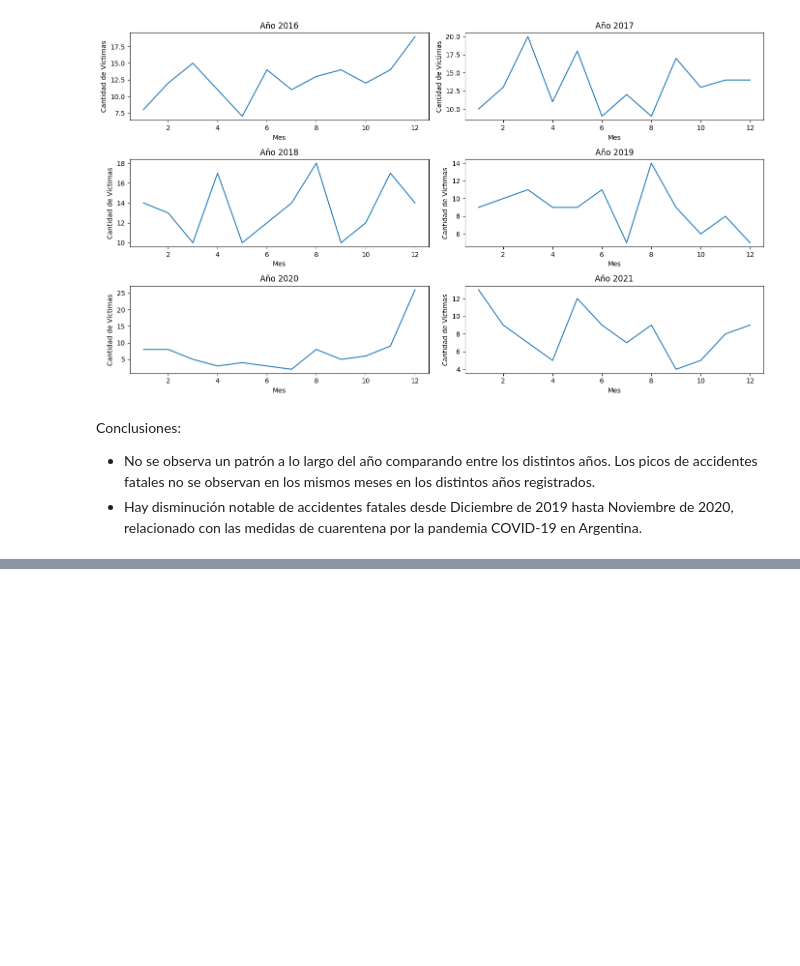
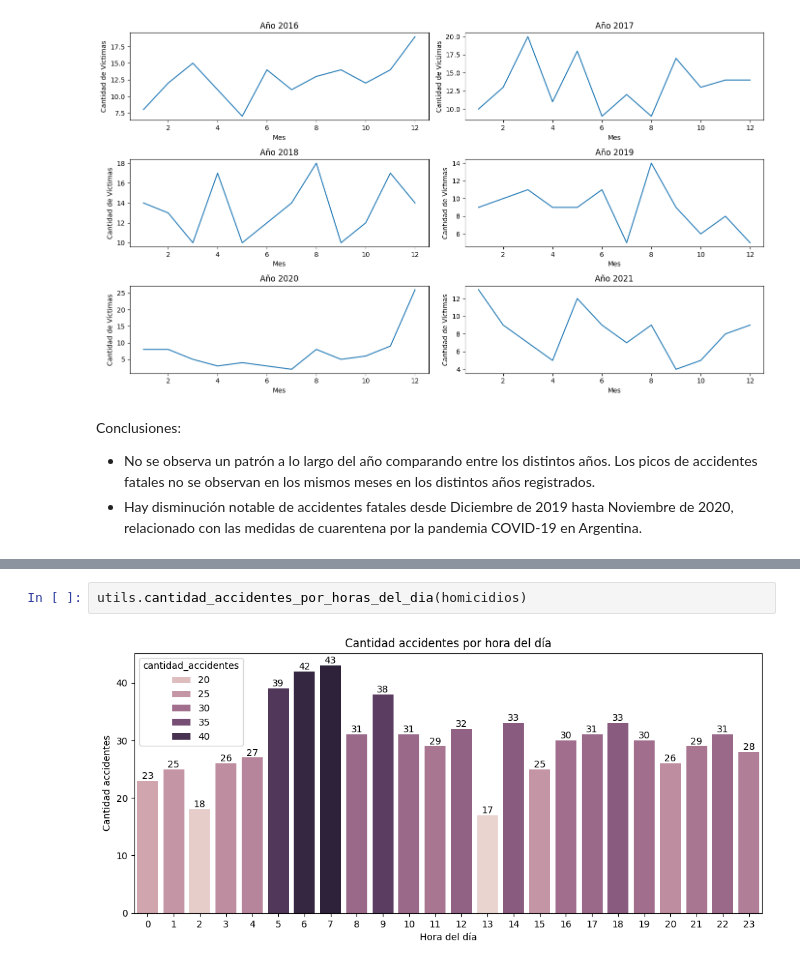
Before and after one commit to Ivan2125/Data-Analytics-Siniestros-Viales, a Jupyter notebook: 01-eda.ipynb, the cells around one changed output, grey strips where cells are left out. Cells and saved outputs as stored; diff of their text form; blank space fills up the shorter version.

```diff
--- a/01-eda.ipynb
+++ b/01-eda.ipynb
@@ -814,0 +860,4 @@ utils.cantidad_victimas_mensuales(homicidios)
+# %%
+utils.cantidad_accidentes_por_horas_del_dia(homicidios)
+# %% [output]
+[figure, added]
```
Also changed, not shown: parts of 40 cells of this notebook, 1 other file.
